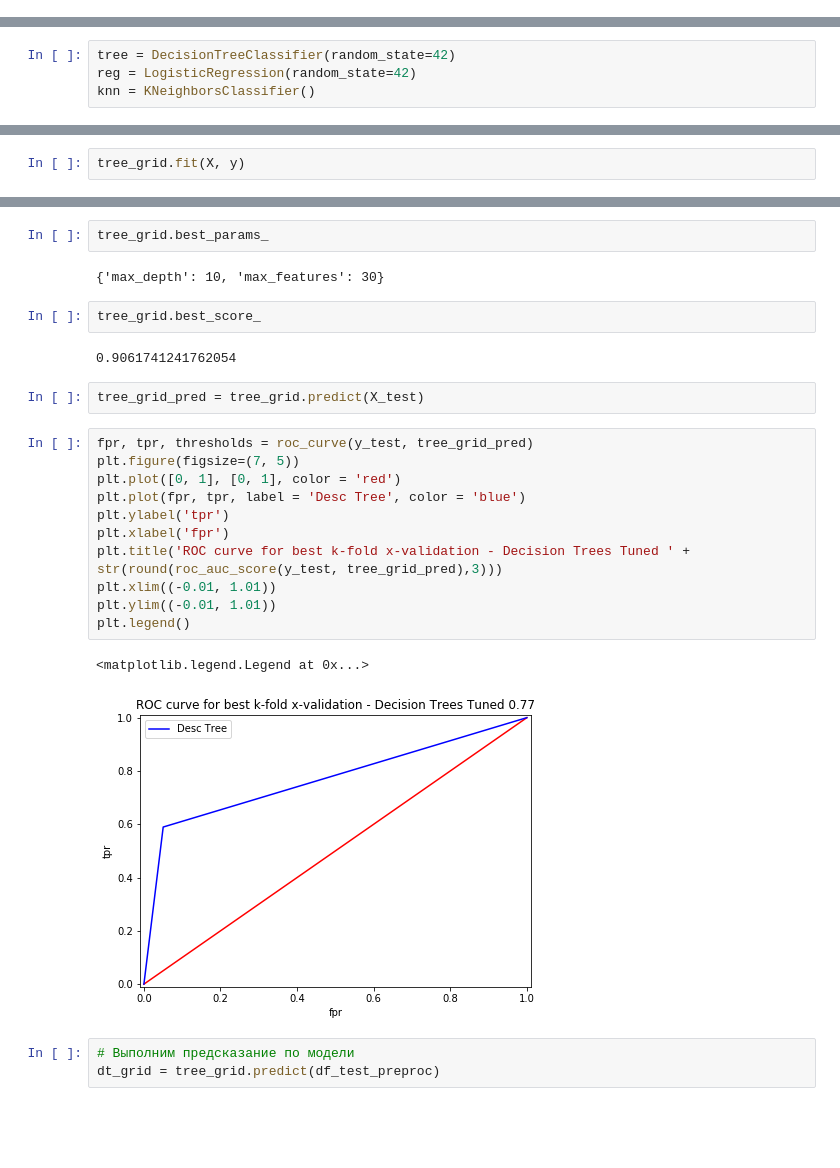
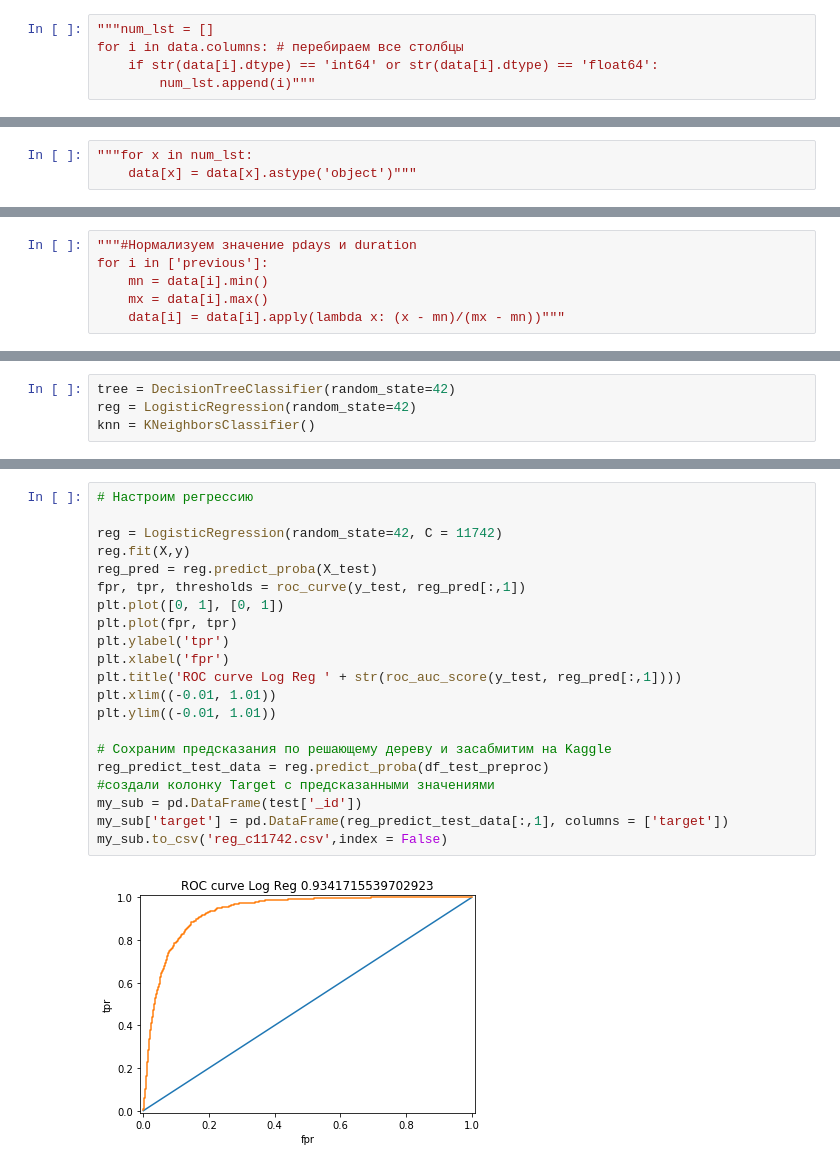
Before and after one commit to vladimyr1991/sfml, a Jupyter notebook: hw_03/Competition_hw_3.ipynb, the cells around one changed output, grey strips where cells are left out. Drawn from its saved outputs; the diff is of its cells as text; blank space fills up the shorter version.

```diff
--- a/hw_03/Competition_hw_3.ipynb
+++ b/hw_03/Competition_hw_3.ipynb
@@ -165,0 +122,5 @@ True
+# %%
+"""num_lst = []
+for i in data.columns: # перебираем все столбцы
+    if str(data[i].dtype) == 'int64' or str(data[i].dtype) == 'float64':
+        num_lst.append(i)"""
@@ -165,0 +129,3 @@ True
+# %%
+"""for x in num_lst:
+    data[x] = data[x].astype('object')"""
@@ -165,0 +134,6 @@ True
+# %%
+"""#Нормализуем значение pdays и duration
+for i in ['previous']:
+    mn = data[i].min()
+    mx = data[i].max()
+    data[i] = data[i].apply(lambda x: (x - mn)/(mx - mn))"""
@@ -330,2 +251,0 @@ tree_grid = GridSearchCV(tree, tree_params,cv=5, n_jobs=-1,verbose=True)
-# %%
-tree_grid.fit(X, y)
@@ -348,27 +252,23 @@ GridSearchCV(cv=5, error_score='raise',
-# %%
-tree_grid.best_params_
-# %% [output]
-{'max_depth': 10, 'max_features': 30}
-# %%
-tree_grid.best_score_
-# %% [output]
-0.9061741241762054
-# %%
-tree_grid_pred = tree_grid.predict(X_test)
 # %%
-fpr, tpr, thresholds = roc_curve(y_test, tree_grid_pred)
-plt.figure(figsize=(7, 5))
-plt.plot([0, 1], [0, 1], color = 'red')
-plt.plot(fpr, tpr, label = 'Desc Tree', color = 'blue')
+# Настроим регрессию
+
+reg = LogisticRegression(random_state=42, C = 11742)
+reg.fit(X,y)
+reg_pred = reg.predict_proba(X_test)
+fpr, tpr, thresholds = roc_curve(y_test, reg_pred[:,1])
+plt.plot([0, 1], [0, 1])
+plt.plot(fpr, tpr)
 plt.ylabel('tpr')
 plt.xlabel('fpr')
-plt.title('ROC curve for best k-fold x-validation - Decision Trees Tuned ' + str(round(roc_auc_score(y_test, tree_grid_pred),3)))
+plt.title('ROC curve Log Reg ' + str(roc_auc_score(y_test, reg_pred[:,1])))
 plt.xlim((-0.01, 1.01))
 plt.ylim((-0.01, 1.01))
-plt.legend()
+
+# Cохраним предсказания по решающему дереву и засабмитим на Kaggle
+reg_predict_test_data = reg.predict_proba(df_test_preproc)
+#создали колонку Target c предсказанными значениями
+my_sub = pd.DataFrame(test['_id'])
+my_sub['target'] = pd.DataFrame(reg_predict_test_data[:,1], columns = ['target'])
+my_sub.to_csv('reg_c11742.csv',index = False)
 # %% [output]
-<matplotlib.legend.Legend at 0x...>
-[figure, old version]
+[figure, new version]
-# %%
-# Выполним предсказание по модели
-dt_grid = tree_grid.predict(df_test_preproc)
```
Also changed, not shown: parts of 35 cells of this notebook, 8 other files.
